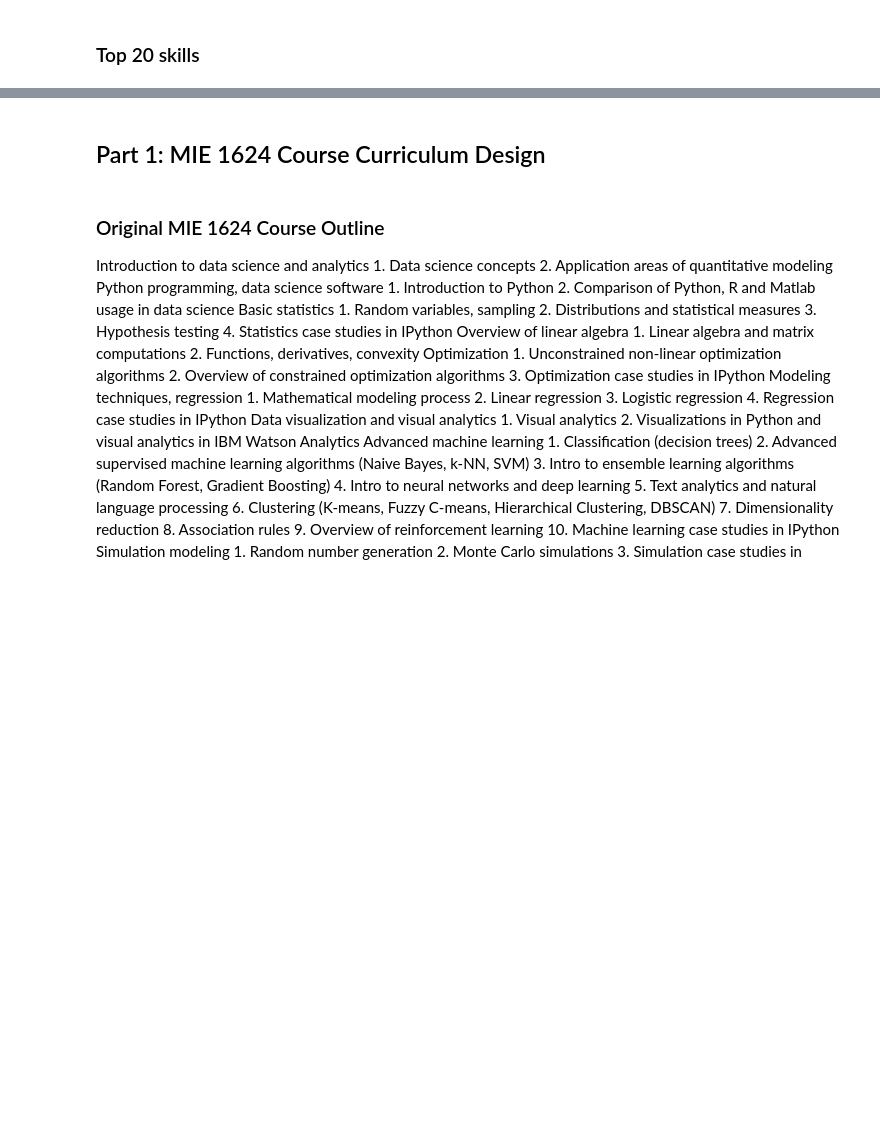
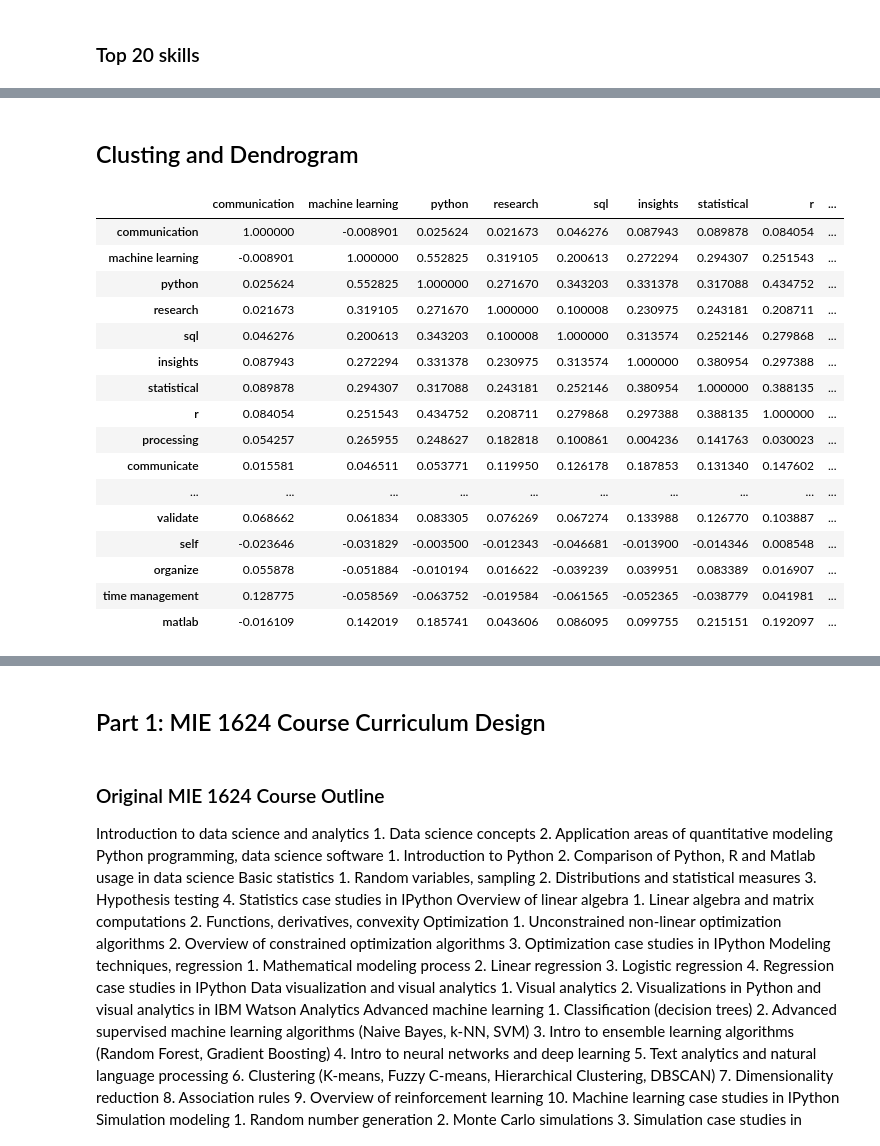
Before and after one commit to ruiqi777/Curriculum-Design, a Jupyter notebook: job_skills.ipynb, the cells around one changed output, grey strips where cells are left out. Cells and saved outputs as stored; diff of their text form; code cells hidden in the pictures; blank space fills up the shorter version.

```diff
--- a/job_skills.ipynb
+++ b/job_skills.ipynb
@@ -246 +251,26 @@ Index(['communication', 'machine learning', 'python', 'sql', 'insights',
       dtype='object', name='Skill')
+# %% [markdown]
+## Clusting and Dendrogram
+# %%
+dendrogram_df = df_skill_clean[df_skill_count_50.index]
+
+corr_matrix = dendrogram_df.corr()
+corr_matrix
+# %% [output]
+|  | communication | machine learning | python | research | sql | insights | statistical | r | ... |
+| communication | 1.000000 | -0.008901 | 0.025624 | 0.021673 | 0.046276 | 0.087943 | 0.089878 | 0.084054 | ... |
+| machine learning | -0.008901 | 1.000000 | 0.552825 | 0.319105 | 0.200613 | 0.272294 | 0.294307 | 0.251543 | ... |
+| python | 0.025624 | 0.552825 | 1.000000 | 0.271670 | 0.343203 | 0.331378 | 0.317088 | 0.434752 | ... |
+| research | 0.021673 | 0.319105 | 0.271670 | 1.000000 | 0.100008 | 0.230975 | 0.243181 | 0.208711 | ... |
+| sql | 0.046276 | 0.200613 | 0.343203 | 0.100008 | 1.000000 | 0.313574 | 0.252146 | 0.279868 | ... |
+| insights | 0.087943 | 0.272294 | 0.331378 | 0.230975 | 0.313574 | 1.000000 | 0.380954 | 0.297388 | ... |
+| statistical | 0.089878 | 0.294307 | 0.317088 | 0.243181 | 0.252146 | 0.380954 | 1.000000 | 0.388135 | ... |
+| r | 0.084054 | 0.251543 | 0.434752 | 0.208711 | 0.279868 | 0.297388 | 0.388135 | 1.000000 | ... |
+| processing | 0.054257 | 0.265955 | 0.248627 | 0.182818 | 0.100861 | 0.004236 | 0.141763 | 0.030023 | ... |
+| communicate | 0.015581 | 0.046511 | 0.053771 | 0.119950 | 0.126178 | 0.187853 | 0.131340 | 0.147602 | ... |
+| ... | ... | ... | ... | ... | ... | ... | ... | ... | ... |
+| validate | 0.068662 | 0.061834 | 0.083305 | 0.076269 | 0.067274 | 0.133988 | 0.126770 | 0.103887 | ... |
+| self | -0.023646 | -0.031829 | -0.003500 | -0.012343 | -0.046681 | -0.013900 | -0.014346 | 0.008548 | ... |
+| organize | 0.055878 | -0.051884 | -0.010194 | 0.016622 | -0.039239 | 0.039951 | 0.083389 | 0.016907 | ... |
+| time management | 0.128775 | -0.058569 | -0.063752 | -0.019584 | -0.061565 | -0.052365 | -0.038779 | 0.041981 | ... |
+| matlab | -0.016109 | 0.142019 | 0.185741 | 0.043606 | 0.086095 | 0.099755 | 0.215151 | 0.192097 | ... |
```
Also changed, not shown: parts of 13 cells of this notebook.
